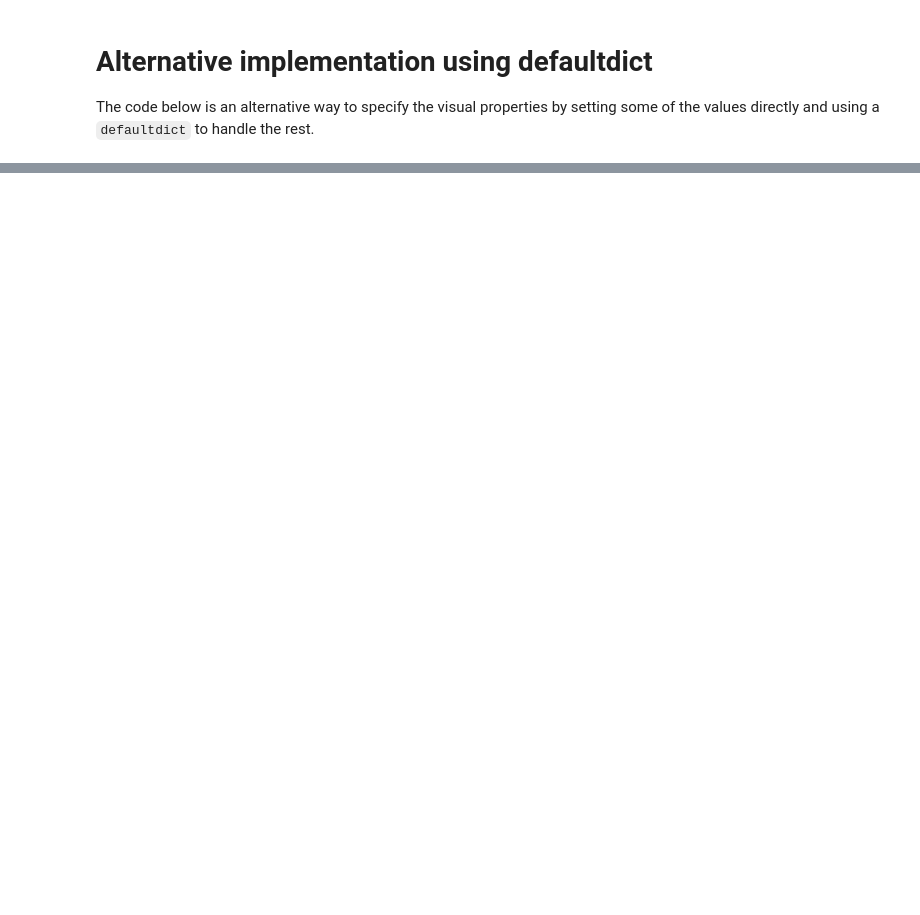
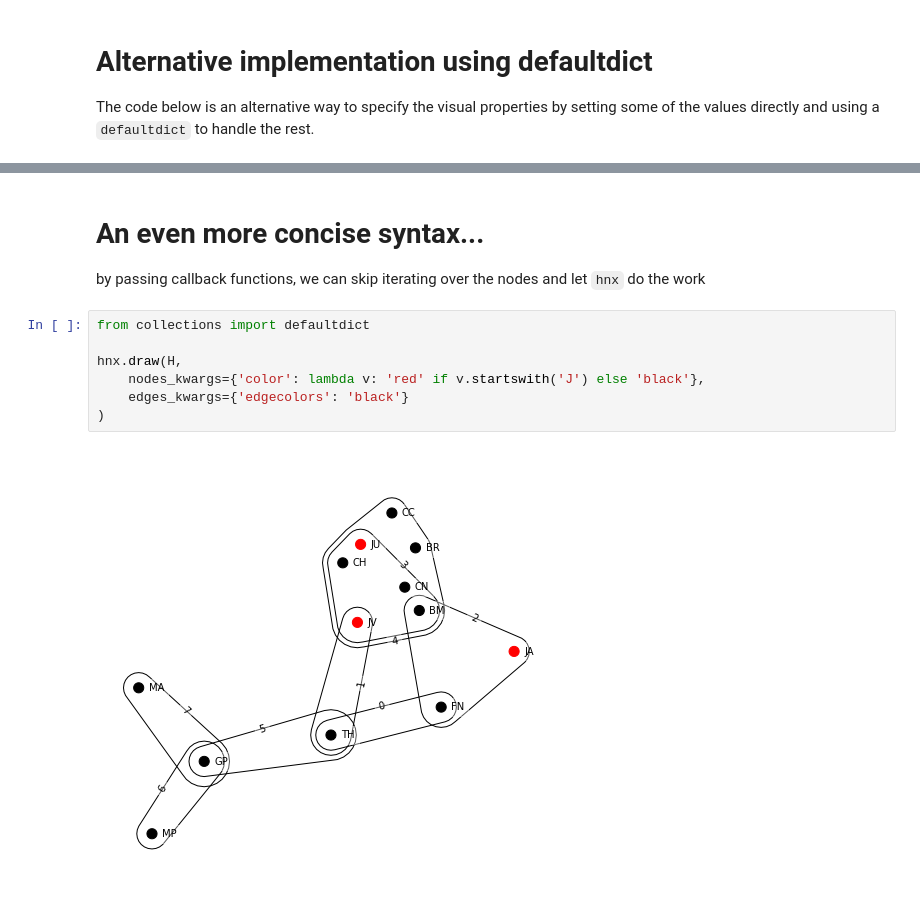
Before and after one commit to pnnl/HyperNetX, a Jupyter notebook: develop/HYP-153.ipynb, the cells around one changed output, grey strips where cells are left out. Drawn from its saved outputs; the diff is of its cells as text; blank space fills up the shorter version.

Commit message:
HYP-153: updated to demonstrate function passing for drawing attributes.

```diff
--- a/develop/HYP-153.ipynb
+++ b/develop/HYP-153.ipynb
@@ -51,0 +54,12 @@ hnx.draw(H,
+# %% [markdown]
+# An even more concise syntax...
+by passing callback functions, we can skip iterating over the nodes and let `hnx` do the work
+# %%
+from collections import defaultdict
+
+hnx.draw(H,
+    nodes_kwargs={'color': lambda v: 'red' if v.startswith('J') else 'black'},
+    edges_kwargs={'edgecolors': 'black'}
+)
+# %% [output]
+[figure, added]
```
Also changed, not shown: parts of 3 cells of this notebook.
